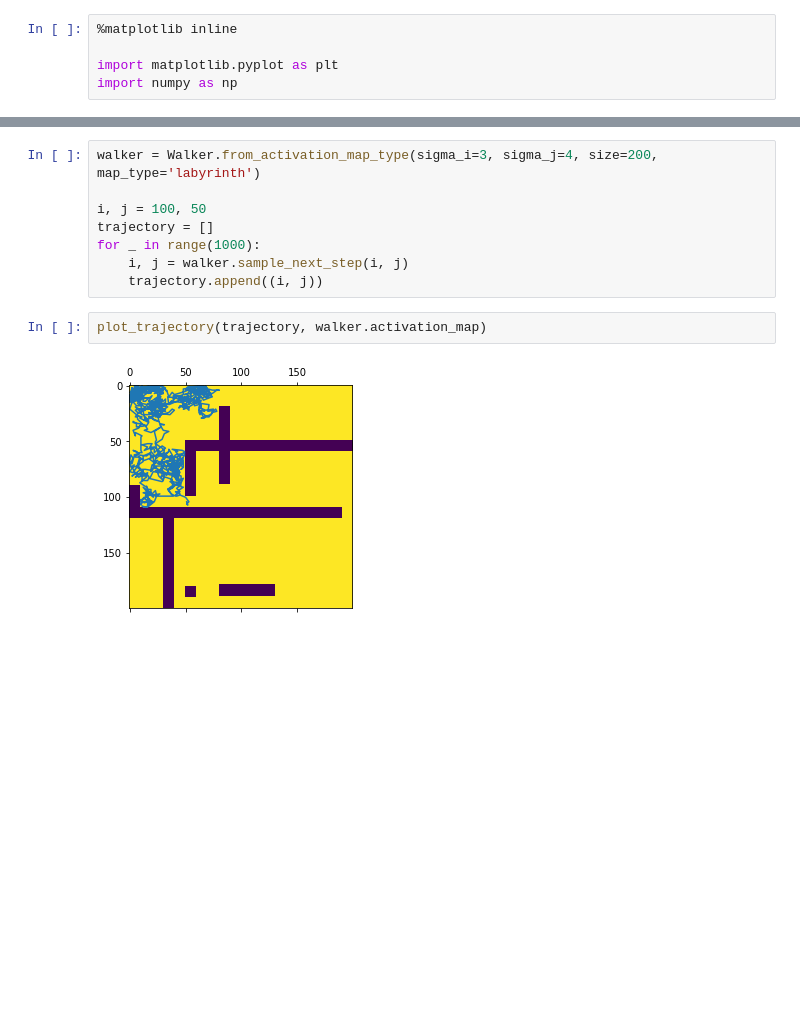
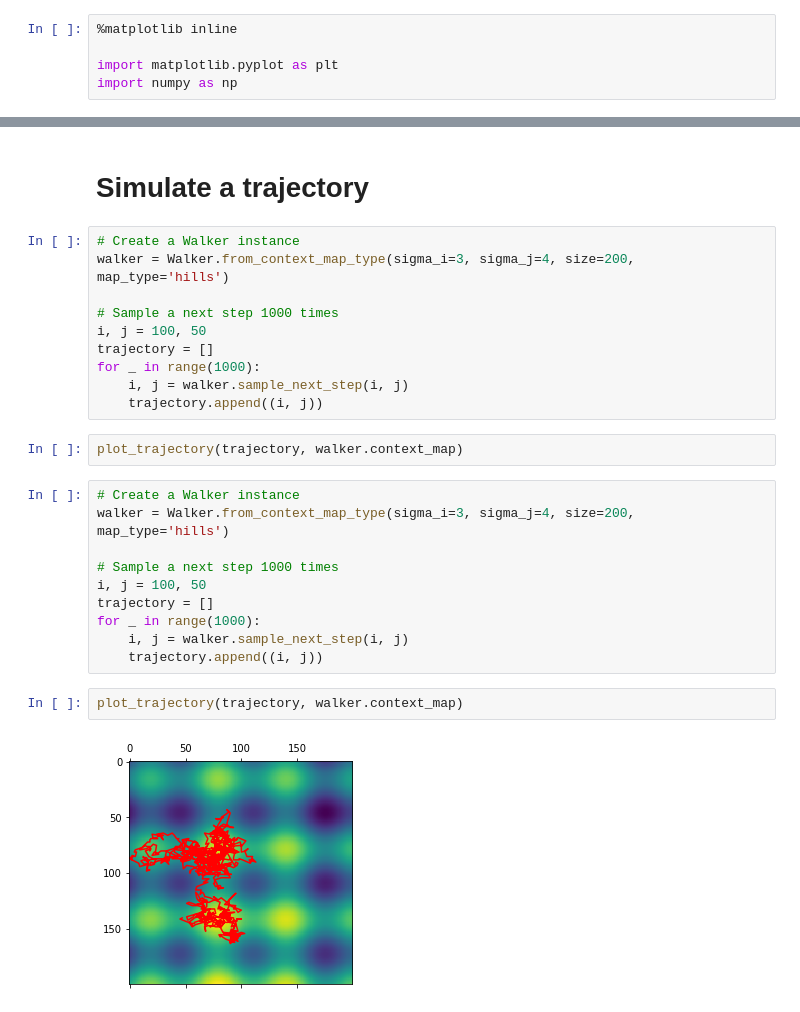
Before and after one commit to ASPP/scientific_programming_patterns, a Jupyter notebook: Exercises/attempt_at_splitting_up_into_exercises/Step 2 factory method.ipynb, the cells around one changed output, grey strips where cells are left out. Saved outputs shown, nothing was run; the diff lists cells and outputs as text; blank space fills up the shorter version.

Commit message:
Renamed and cleaned up the Walker notebook saga

```diff
--- a/Exercises/attempt_at_splitting_up_into_exercises/Step 2 factory method.ipynb
+++ b/Exercises/attempt_at_splitting_up_into_exercises/Step 2 factory method.ipynb
@@ -93,13 +96,29 @@ def plot_trajectory(trajectory, activation_map):
     plt.show()
+# %% [markdown]
+# Simulate a trajectory
 # %%
-walker = Walker.from_activation_map_type(sigma_i=3, sigma_j=4, size=200, map_type='labyrinth')
+# Create a Walker instance
+walker = Walker.from_context_map_type(sigma_i=3, sigma_j=4, size=200, map_type='hills')
 
+# Sample a next step 1000 times
 i, j = 100, 50
 trajectory = []
 for _ in range(1000):
     i, j = walker.sample_next_step(i, j)
     trajectory.append((i, j))
 # %%
-plot_trajectory(trajectory, walker.activation_map)
+plot_trajectory(trajectory, walker.context_map)
-# %% [output]
-[figure, removed]
+# %%
+# Create a Walker instance
+walker = Walker.from_context_map_type(sigma_i=3, sigma_j=4, size=200, map_type='hills')
+
+# Sample a next step 1000 times
+i, j = 100, 50
+trajectory = []
+for _ in range(1000):
+    i, j = walker.sample_next_step(i, j)
+    trajectory.append((i, j))
+# %%
+plot_trajectory(trajectory, walker.context_map)
+# %% [output]
+[figure, added]
```
Also changed, not shown: parts of 2 cells of this notebook, 5 other files.
